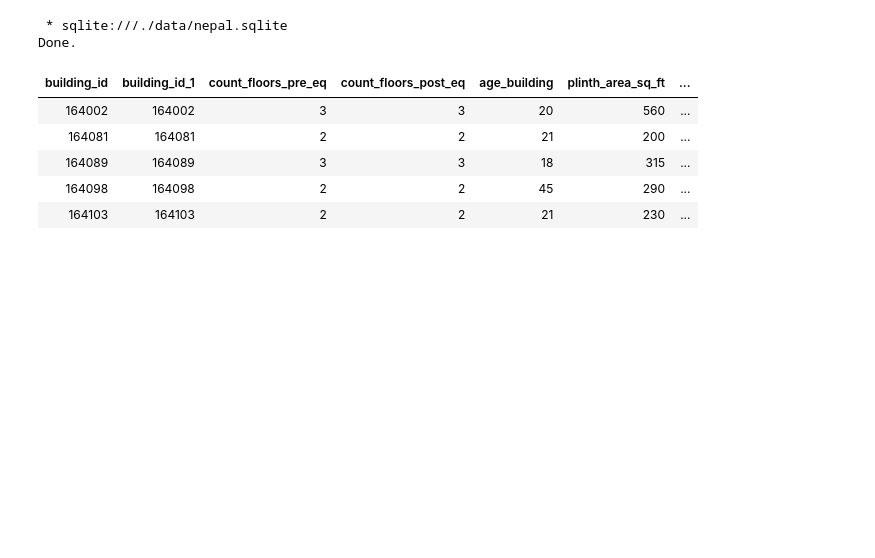
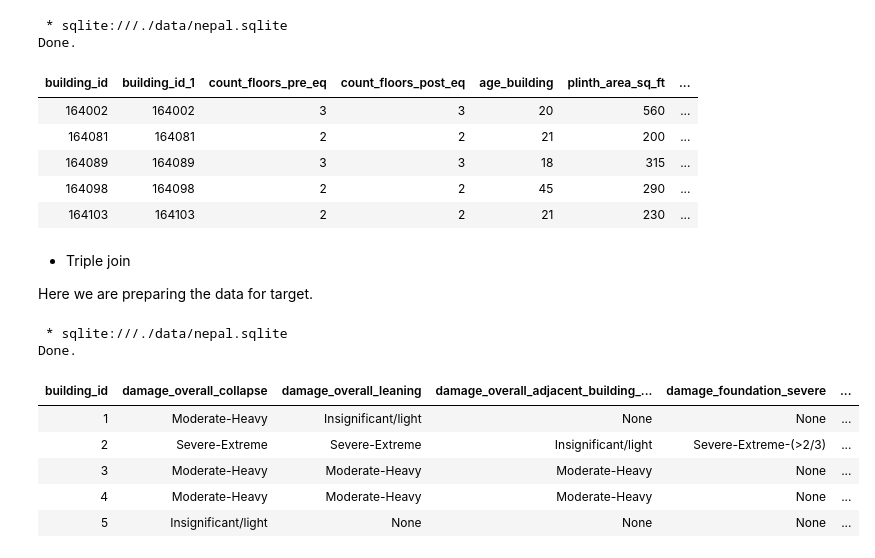
Before and after one commit to tech-ml-quant-luv/Applied_data_science_lab_worldquant, a Jupyter notebook: Project 4 - Earthquake damage in Nepal/041-sqlite.ipynb, the cells around one changed output. Drawn from its saved outputs; the diff is of its cells as text; code cells hidden in the pictures; blank space fills up the shorter version.

```diff
--- a/Project 4 - Earthquake damage in Nepal/041-sqlite.ipynb
+++ b/Project 4 - Earthquake damage in Nepal/041-sqlite.ipynb
@@ -202,3 +205,21 @@ Done.
 | 164089 | 164089 | 3 | 3 | 18 | 315 | ... |
 | 164098 | 164098 | 2 | 2 | 45 | 290 | ... |
 | 164103 | 164103 | 2 | 2 | 21 | 230 | ... |
+# %% [markdown]
+- Triple join
+
+Here we are preparing the data for target.
+# %%
+%%sql
+SELECT *
+FROM building_damage
+LIMIT 5
+# %% [output]
+ * sqlite:///./data/nepal.sqlite
+Done.
+| building_id | damage_overall_collapse | damage_overall_leaning | damage_overall_adjacent_building_... | damage_foundation_severe | ... |
+| 1 | Moderate-Heavy | Insignificant/light | None | None | ... |
+| 2 | Severe-Extreme | Severe-Extreme | Insignificant/light | Severe-Extreme-(>2/3) | ... |
+| 3 | Moderate-Heavy | Moderate-Heavy | Moderate-Heavy | None | ... |
+| 4 | Moderate-Heavy | Moderate-Heavy | Moderate-Heavy | None | ... |
+| 5 | Insignificant/light | None | None | None | ... |
```
Also changed, not shown: parts of 11 cells of this notebook.
